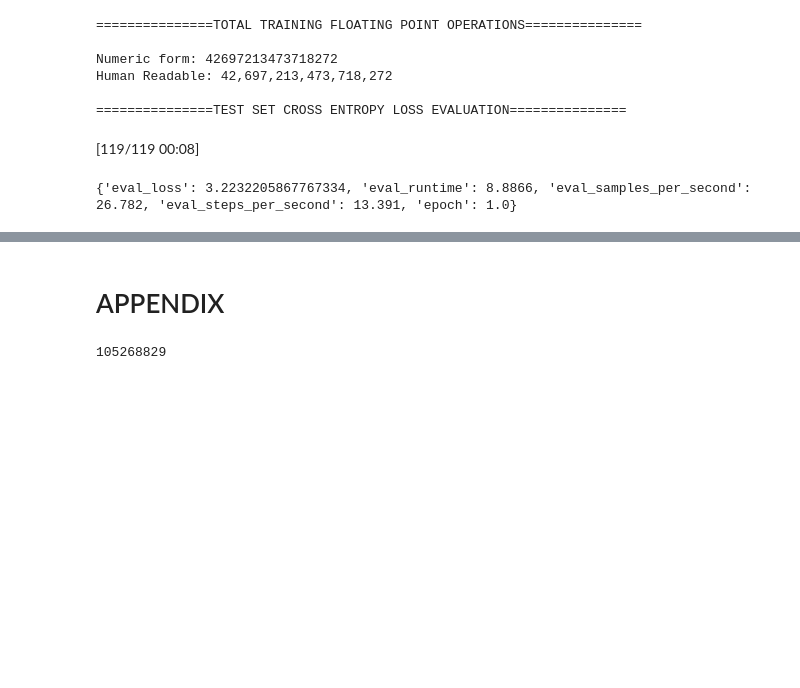
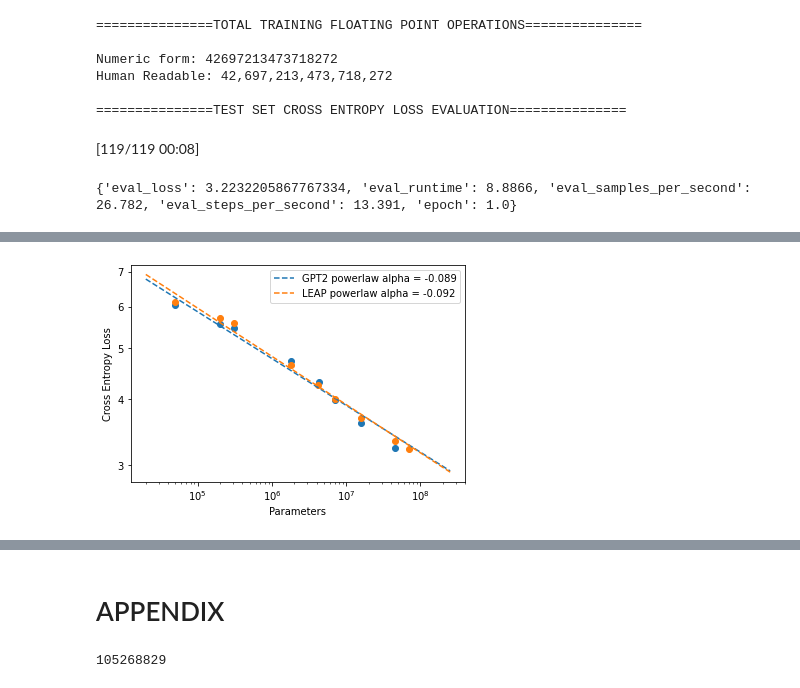
Before and after one commit to mtanghu/LEAP, a Jupyter notebook: Scaling.ipynb, the cells around one changed output, grey strips where cells are left out. Drawn from its saved outputs; the diff is of its cells as text; code cells hidden in the pictures; blank space fills up the shorter version.

Commit message:
Fit and plot initial LEAP scaling laws

```diff
--- a/Scaling.ipynb
+++ b/Scaling.ipynb
@@ -659,0 +664,81 @@ Human Readable: 42,697,213,473,718,272
+# %%
+import matplotlib.pyplot as plt
+from scipy.optimize import curve_fit
+import numpy as np
+
+gpt2_param = np.array([
+    50112,
+    198528,
+    309600,
+    1779840,
+    4235616,
+    7108352,
+    16029120,
+    45872064,
+], dtype = 'int64')
+
+gpt2_y = np.array([
+    6.038,
+    5.565,
+    5.46,
+    4.735,
+    4.318,
+    3.997,
+    3.61,
+    3.23,
+])
+
+leap_param = np.array([
+    49856,
+    198016,
+    308960,
+    1776768,
+    4229344,
+    7099136,
+    16012480,
+    45838016,
+    69308416,
+], dtype = 'int64')
+
+leap_y = np.array([
+    6.115,
+    5.721,
+    5.601,
+    4.646,
+    4.252,
+    4.008,
+    3.683,
+    3.329,
+    3.223,
+])
+
+lstm_x = np.array([
+])
+
+lstm_y = np.array([
+])
+
+def powerlaw(n, n_c, a):
+    return (n_c / n)**a
+
+x = 10**np.arange(start = 4.3, stop = 8.5, step = .1, dtype = 'float64')
+
+plt.loglog()
+plt.yticks([2, 3, 4, 5, 6, 7], labels = [2, 3, 4, 5, 6, 7])
+
+plt.scatter(x = gpt2_param, y = gpt2_y)
+(n_c, a), _ = curve_fit(powerlaw, gpt2_param, gpt2_y, maxfev=10000, p0 = np.array([9e13, .076]))
+plt.plot(x, powerlaw(x, n_c, a), label = f'GPT2 powerlaw alpha = {-a:.3}', linestyle = '--')
+print("GPT2", n_c, a, f'{powerlaw(10**9, n_c, a):.4}')
+
+plt.scatter(x = leap_param, y = leap_y)
+(n_c, a), _ = curve_fit(powerlaw, leap_param, leap_y, maxfev=10000, p0 = np.array([9e13, .076]))
+plt.plot(x, powerlaw(x, n_c, a), label = f'LEAP powerlaw alpha = {-a:.2}', linestyle = '--')
+print("LEAP", n_c, a, f'{powerlaw(10**9, n_c, a):.4}')
+
+plt.xlabel("Parameters")
+plt.ylabel("Cross Entropy Loss")
+plt.legend()
+plt.savefig('param_scale.png', dpi = 100)
+plt.show()
+# %% [output]
@@ -659,0 +747 @@ Human Readable: 42,697,213,473,718,272
+[figure, added]
```
Also changed, not shown: parts of 5 cells of this notebook, 2 other files.
